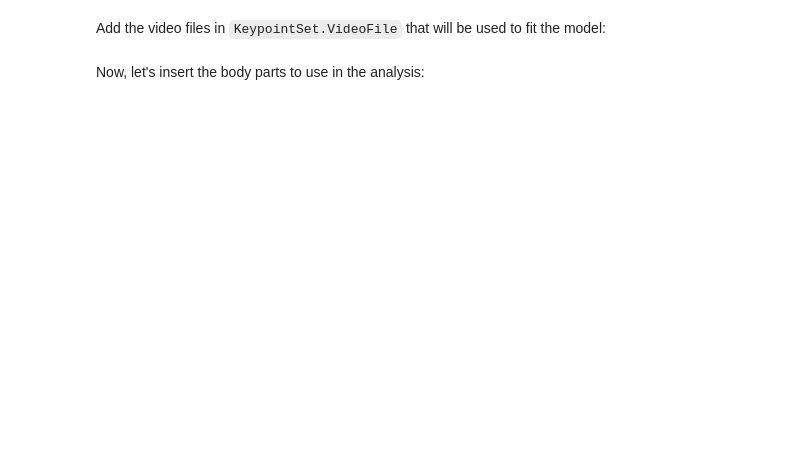
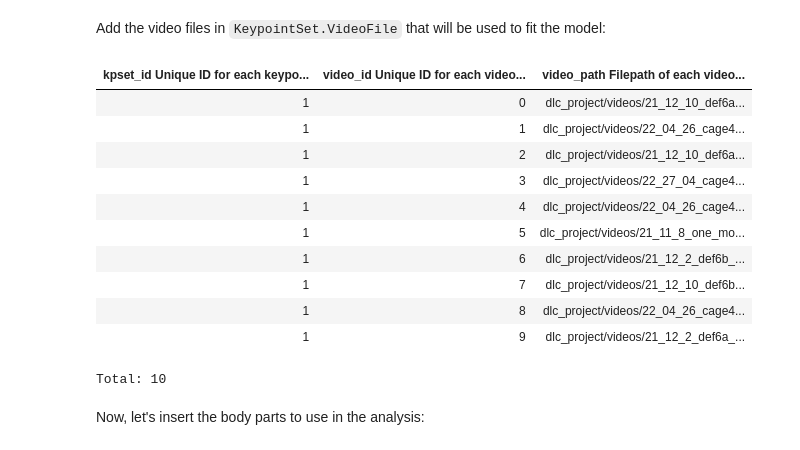
Before and after one commit to datajoint/element-moseq, a Jupyter notebook: notebooks/tutorial.ipynb, the cells around one changed output. Saved outputs shown, nothing was run; the diff lists cells and outputs as text; code cells hidden in the pictures; blank space fills up the shorter version.

```diff
--- a/notebooks/tutorial.ipynb
+++ b/notebooks/tutorial.ipynb
@@ -167,27 +186,41 @@ moseq_train.KeypointSet()
 # %% [markdown]
 Add the video files in `KeypointSet.VideoFile` that will be used to fit the model:
 # %%
-#Extract automatically all the videos in the videoset directory
-videos_path = ['dlc_project/videos/21_12_10_def6a_3.top.ir.mp4',
- 'dlc_project/videos/22_04_26_cage4_1_1.top.ir.mp4',
- 'dlc_project/videos/21_12_10_def6a_1_1.top.ir.mp4',
- 'dlc_project/videos/22_27_04_cage4_mouse2_0.top.ir.mp4',
- 'dlc_project/videos/22_04_26_cage4_0.top.ir.mp4',
- 'dlc_project/videos/21_11_8_one_mouse.top.ir.Mp4',
- 'dlc_project/videos/21_12_2_def6b_2.top.ir.mp4',
- 'dlc_project/videos/21_12_10_def6b_3.top.ir.Mp4',
- 'dlc_project/videos/22_04_26_cage4_0_2.top.ir.mp4',
- 'dlc_project/videos/21_12_2_def6a_1.top.ir.mp4']
+videos_path = [
+    "dlc_project/videos/21_12_10_def6a_3.top.ir.mp4",
+    "dlc_project/videos/22_04_26_cage4_1_1.top.ir.mp4",
+    "dlc_project/videos/21_12_10_def6a_1_1.top.ir.mp4",
+    "dlc_project/videos/22_27_04_cage4_mouse2_0.top.ir.mp4",
+    "dlc_project/videos/22_04_26_cage4_0.top.ir.mp4",
+    "dlc_project/videos/21_11_8_one_mouse.top.ir.Mp4",
+    "dlc_project/videos/21_12_2_def6b_2.top.ir.mp4",
+    "dlc_project/videos/21_12_10_def6b_3.top.ir.Mp4",
+    "dlc_project/videos/22_04_26_cage4_0_2.top.ir.mp4",
+    "dlc_project/videos/21_12_2_def6a_1.top.ir.mp4",
+]
 
-#Insert the video files in the `VideoFile` table
+# Insert the video files in the `VideoFile` table
 moseq_train.KeypointSet.VideoFile.insert(
     (
         {"kpset_id": 1, "video_id": v_idx, "video_path": f}
         for v_idx, f in enumerate(videos_path)
     ),
     skip_duplicates=True,
 )
 moseq_train.KeypointSet.VideoFile()
+# %% [output]
+| kpset_id Unique ID for each keypo... | video_id Unique ID for each video... | video_path Filepath of each video... |
+| 1 | 0 | dlc_project/videos/21_12_10_def6a... |
+| 1 | 1 | dlc_project/videos/22_04_26_cage4... |
+| 1 | 2 | dlc_project/videos/21_12_10_def6a... |
+| 1 | 3 | dlc_project/videos/22_27_04_cage4... |
+| 1 | 4 | dlc_project/videos/22_04_26_cage4... |
+| 1 | 5 | dlc_project/videos/21_11_8_one_mo... |
+| 1 | 6 | dlc_project/videos/21_12_2_def6b_... |
+| 1 | 7 | dlc_project/videos/21_12_10_def6b... |
+| 1 | 8 | dlc_project/videos/22_04_26_cage4... |
+| 1 | 9 | dlc_project/videos/21_12_2_def6a_... |
+Total: 10
 # %% [markdown]
 Now, let's insert the body parts to use in the analysis:
 # %%
```
Also changed, not shown: parts of 61 cells of this notebook, 5 other files.
